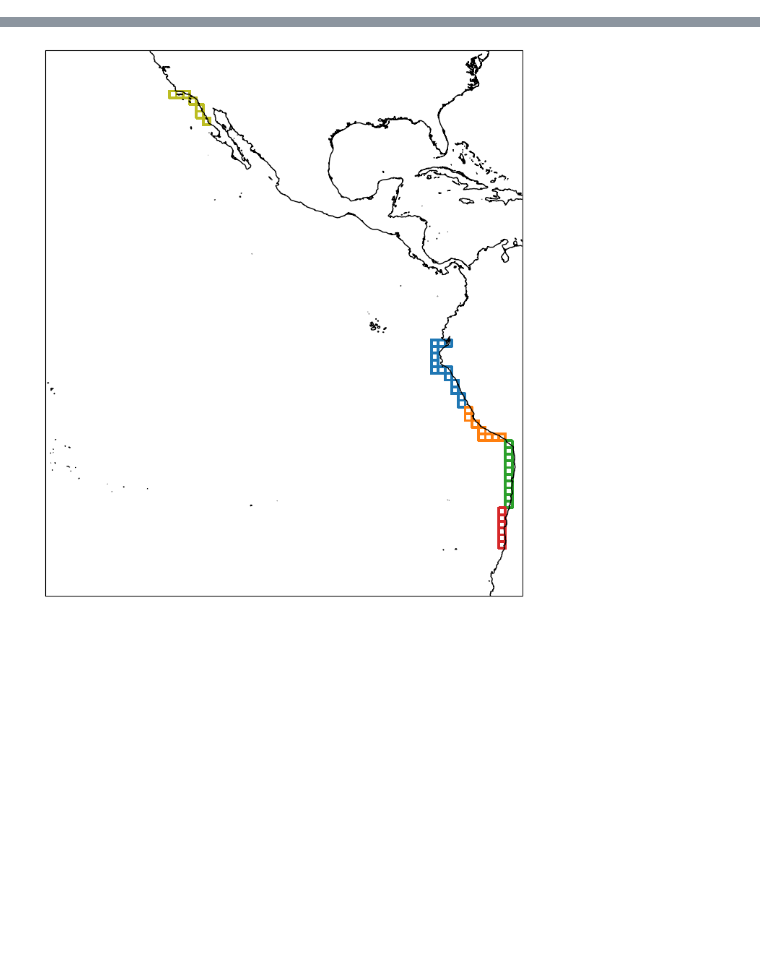
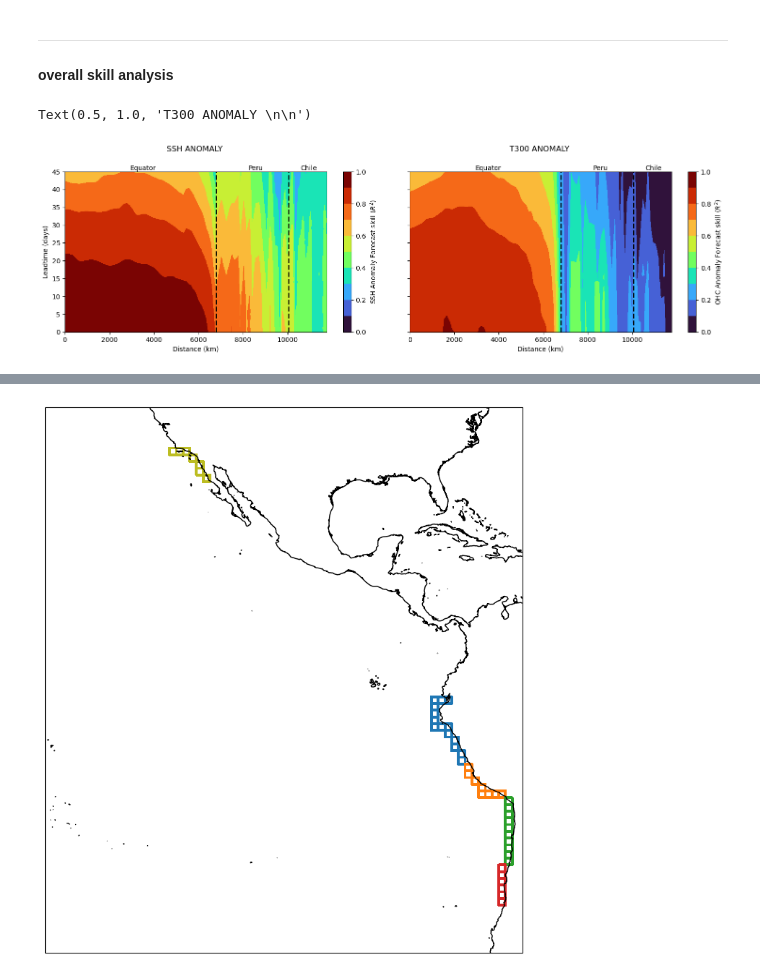
Before and after one commit to lucasglasner/S2S_CEAZA, a Jupyter notebook: forecastskillbyzone.ipynb, the cells around one changed output, grey strips where cells are left out. Drawn from its saved outputs; the diff is of its cells as text; code cells hidden in the pictures; blank space fills up the shorter version.

Commit message:
finally some skill evaluation...

```diff
--- a/forecastskillbyzone.ipynb
+++ b/forecastskillbyzone.ipynb
@@ -114,0 +140,43 @@ south_reforecast = xr.concat([tropical_reforecast.groupby('inittime.dayofyear')-
+# %% [markdown]
+---
+
+#### overall skill analysis
+# %%
+skillsouth = []
+skillnorth = []
+for h in ['south','north']:
+    for v in ['T300','zos']:
+        baseline = eval(h+'_glorys').swap_dims({'index':'distance'}).rolling({'time':12}, center=True).mean().interp(distance=eval(h+'_reforecast').distance.values, method='nearest')[v]
+        forecast = eval(h+'_reforecast').swap_dims({'index':'distance'})[v]
+        skill = []
+        for lead in forecast.leadtime.values:
+            x = forecast.sel(leadtime=lead).drop_duplicates('inittime')
+            x.coords['time'] = x.inittime+pd.Timedelta(days=lead)
+            x = x.swap_dims({'inittime':'time'})
+            x.coords['inittime'] = x.time-pd.Timedelta(days=lead)
+            skill.append(xr.corr(x,baseline,'time')**2)
+        skill = xr.concat(skill,'leadtime')
+        eval('skill'+h).append(skill)
+skillsouth = xr.merge(skillsouth)
+skillnorth = xr.merge(skillnorth)
+# %%
+fig, ax = plt.subplots(1,2, sharex='col', sharey=True, facecolor='w', dpi=100, figsize=(15,4))
+fig.tight_layout()
+skillsouth.zos.plot.contourf(ax=ax[0], levels=np.arange(0,1+0.1,0.1), cmap='turbo', cbar_kwargs={'label':'SSH Anomaly Forecast skill ($R^2$)'})
+skillsouth.T300.plot.contourf(ax=ax[1], levels=np.arange(0,1+0.1,0.1), cmap='turbo', cbar_kwargs={'label':'OHC Anomaly Forecast skill ($R^2$)'})
+ticks = (list(map(lambda x: str(int(x))+'°W',list(360-x.lon[:62].values))))+list(map(lambda x: str(int(x))+'°S',list(x.lat[62:].values)))
+for axis in ax.ravel():
+    axis.set_xlabel('Distance (km)')
+    axis.set_ylabel('')
+    axis.axvline(x.distance[62], color='k', linestyle="--", lw=2)
+    axis.axvline(x.distance[76], color='k', linestyle="--", lw=2)
+    axis.text(0.25,1.01,'Equator', transform=axis.transAxes)
+    axis.text(0.7,1.01,'Peru', transform=axis.transAxes)
+    axis.text(0.9,1.01,'Chile', transform=axis.transAxes)
+
+ax[0].set_ylabel('Leadtime (days)')
+ax[0].set_title('SSH ANOMALY \n\n')
+ax[1].set_title('T300 ANOMALY \n\n')
+# %% [output]
+Text(0.5, 1.0, 'T300 ANOMALY \n\n')
+[figure, added]
```
Also changed, not shown: parts of 20 cells of this notebook.
